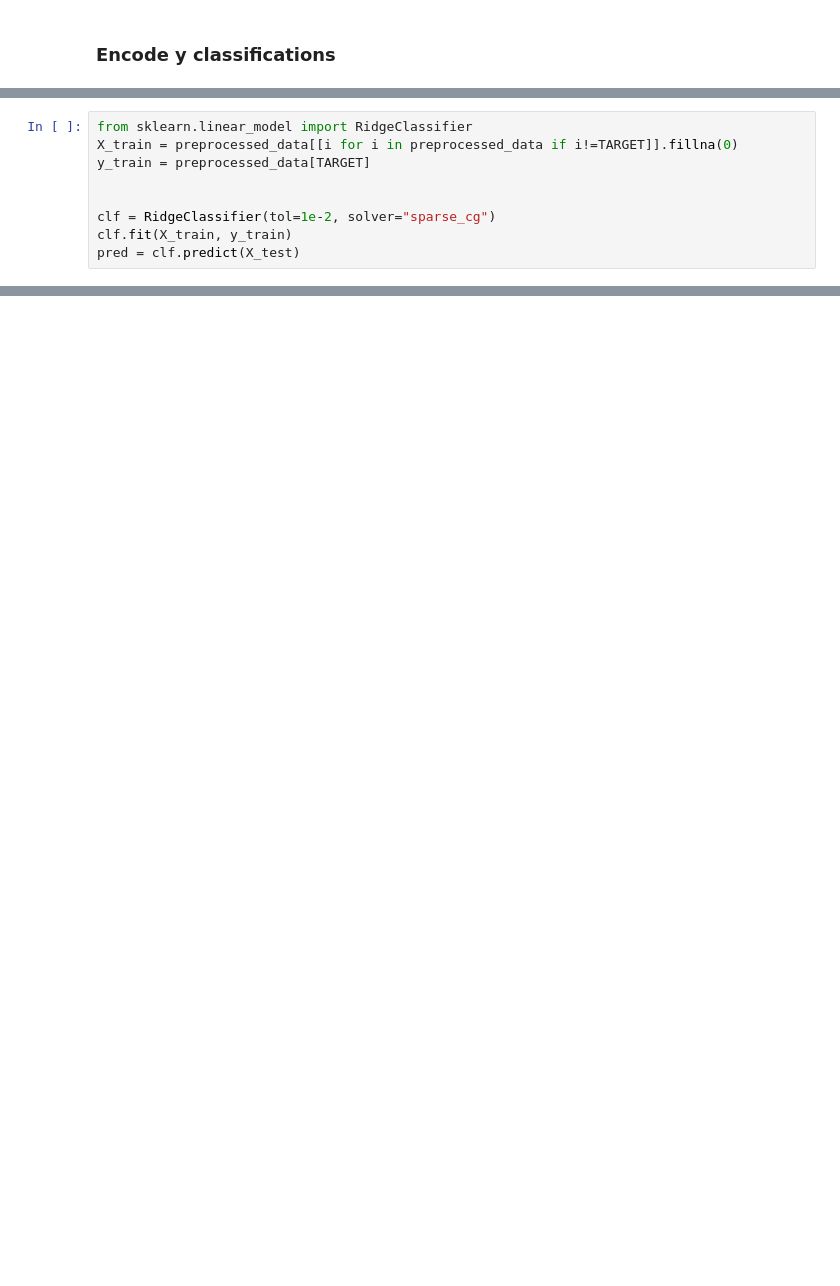
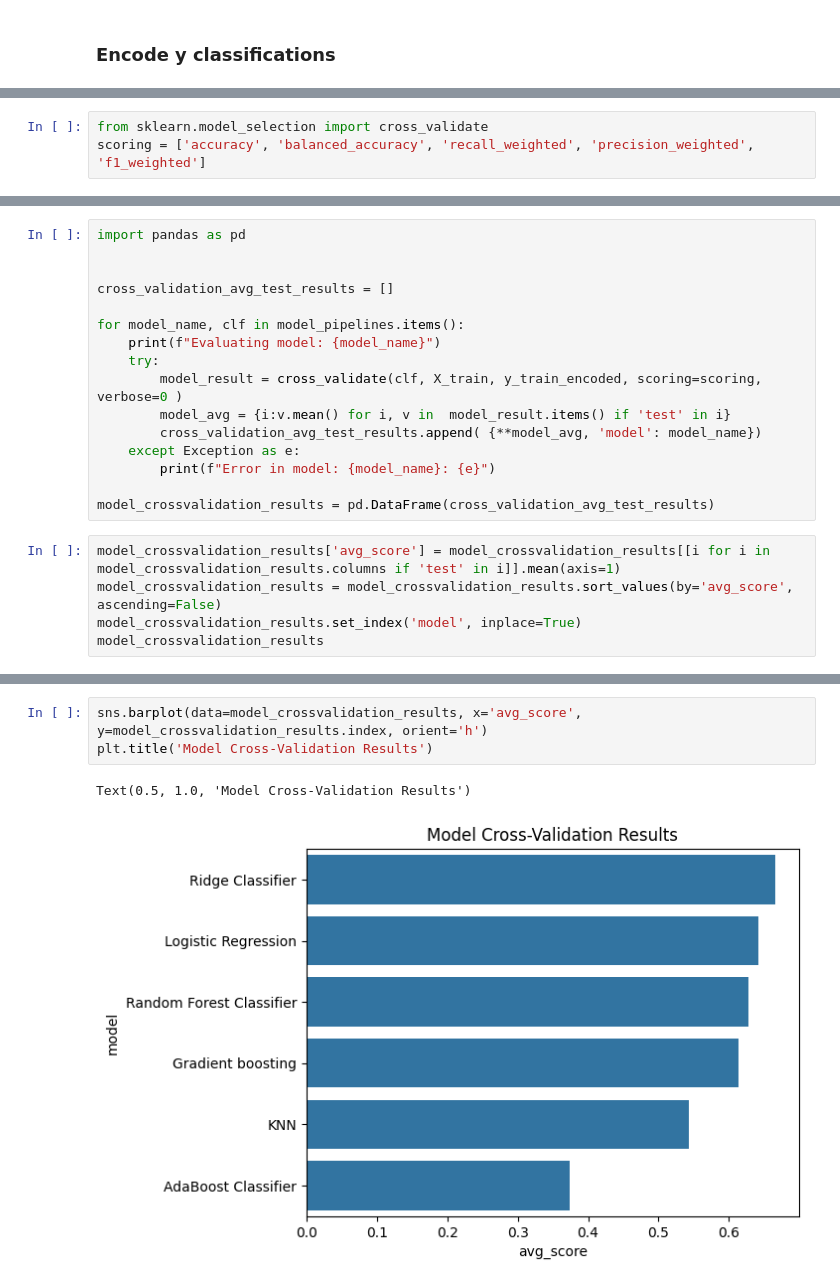
Before and after one commit to GuilhermePFM/mvp-classifier, a Jupyter notebook: Classifier/model.ipynb, the cells around one changed output, grey strips where cells are left out. Drawn from its saved outputs; the diff is of its cells as text; blank space fills up the shorter version.

Commit message:
[feat] finishes the model evaluation and adds pkl model

```diff
--- a/Classifier/model.ipynb
+++ b/Classifier/model.ipynb
@@ -133,9 +39,0 @@ from sklearn.metrics import roc_curve, auc, roc_auc_score
-# %%
-from sklearn.linear_model import RidgeClassifier
-X_train = preprocessed_data[[i for i in preprocessed_data if i!=TARGET]].fillna(0)
-y_train = preprocessed_data[TARGET]
-
-
-clf = RidgeClassifier(tol=1e-2, solver="sparse_cg")
-clf.fit(X_train, y_train)
-pred = clf.predict(X_test)
@@ -189,0 +50,3 @@ print('AUC:', roc_auc)
+# %%
+from sklearn.model_selection import cross_validate
+scoring = ['accuracy', 'balanced_accuracy', 'recall_weighted', 'precision_weighted',  'f1_weighted']
@@ -189,0 +91,21 @@ print('AUC:', roc_auc)
+# %%
+import pandas as pd
+
+
+cross_validation_avg_test_results = []
+
+for model_name, clf in model_pipelines.items():
+    print(f"Evaluating model: {model_name}")
+    try:
+        model_result = cross_validate(clf, X_train, y_train_encoded, scoring=scoring, verbose=0 )
+        model_avg = {i:v.mean() for i, v in  model_result.items() if 'test' in i}
+        cross_validation_avg_test_results.append( {**model_avg, 'model': model_name})
+    except Exception as e:
+        print(f"Error in model: {model_name}: {e}")
+
+model_crossvalidation_results = pd.DataFrame(cross_validation_avg_test_results)
+# %%
+model_crossvalidation_results['avg_score'] = model_crossvalidation_results[[i for i in model_crossvalidation_results.columns if 'test' in i]].mean(axis=1)
+model_crossvalidation_results = model_crossvalidation_results.sort_values(by='avg_score', ascending=False)
+model_crossvalidation_results.set_index('model', inplace=True)
+model_crossvalidation_results
@@ -189,0 +121,6 @@ print('AUC:', roc_auc)
+# %%
+sns.barplot(data=model_crossvalidation_results, x='avg_score', y=model_crossvalidation_results.index, orient='h')
+plt.title('Model Cross-Validation Results')
+# %% [output]
+Text(0.5, 1.0, 'Model Cross-Validation Results')
+[figure, added]
```
Also changed, not shown: parts of 51 cells of this notebook, 2 other files.
